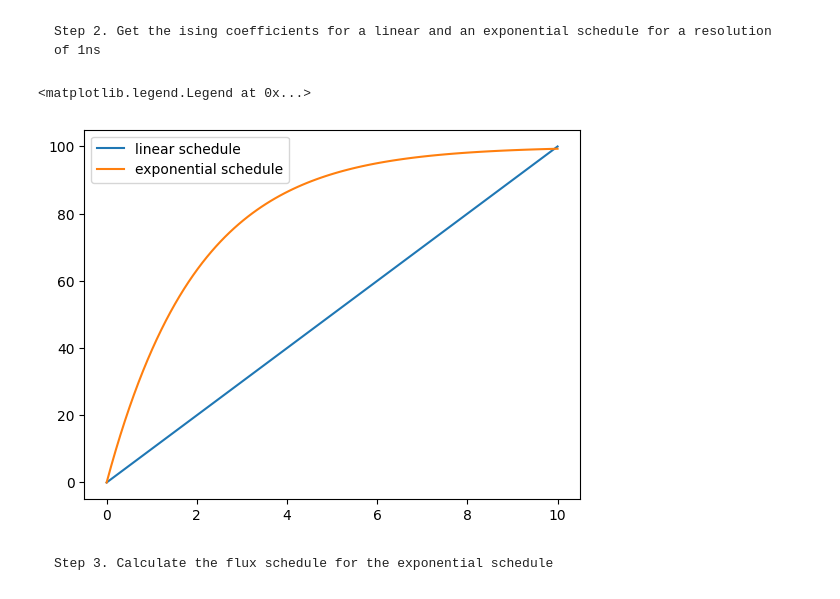
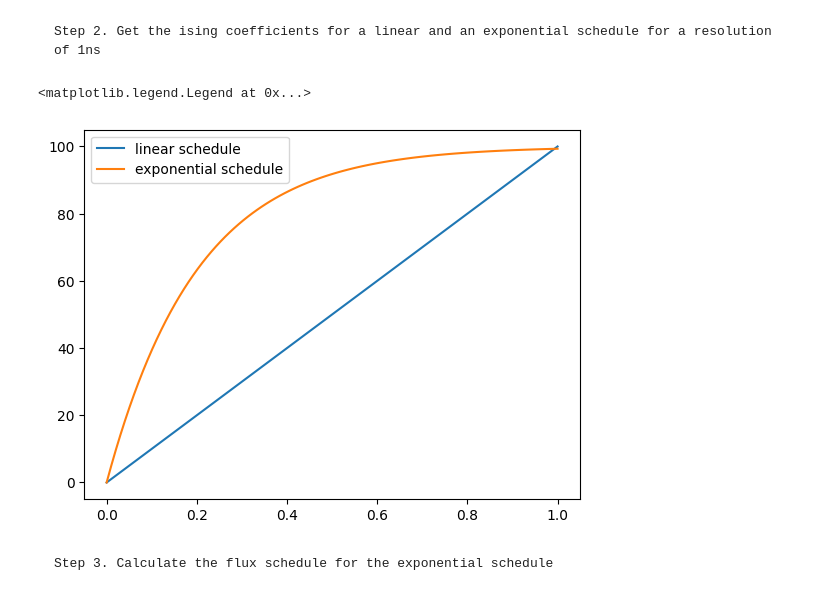
Before and after one commit to Piwakk/-F-PA-M-ETH-Hackathon, a Jupyter notebook: challenge_description/problem.ipynb, the cells around one changed output. Saved outputs shown, nothing was run; the diff lists cells and outputs as text; code cells hidden in the pictures.

```diff
--- a/challenge_description/problem.ipynb
+++ b/challenge_description/problem.ipynb
@@ -974,12 +974,12 @@ def exponential_schedule(lam):
 ising_linear = get_schedule(h0, hf, points=10, schedule=linear_schedule())
 ising_exponential = get_schedule(h0, hf, points=10, schedule=exponential_schedule(lam=5))
 # %%
-plt.plot(np.linspace(0, 10, 100), linear_schedule()(0, 100, 100), label="linear schedule")
-plt.plot(np.linspace(0, 10, 100), exponential_schedule(lam=5)(0, 100, 100), label="exponential schedule")
+plt.plot(np.linspace(0, 1, 100), linear_schedule()(0, 100, 100), label="linear schedule")
+plt.plot(np.linspace(0, 1, 100), exponential_schedule(lam=5)(0, 100, 100), label="exponential schedule")
 plt.legend()
 # %% [output]
 <matplotlib.legend.Legend at 0x...>
-[figure, old version]
+[figure, new version]
 # %% [markdown]
     Step 3. Calculate the flux schedule for the exponential schedule
 # %%
```
Also changed, not shown: parts of 2 cells of this notebook.
